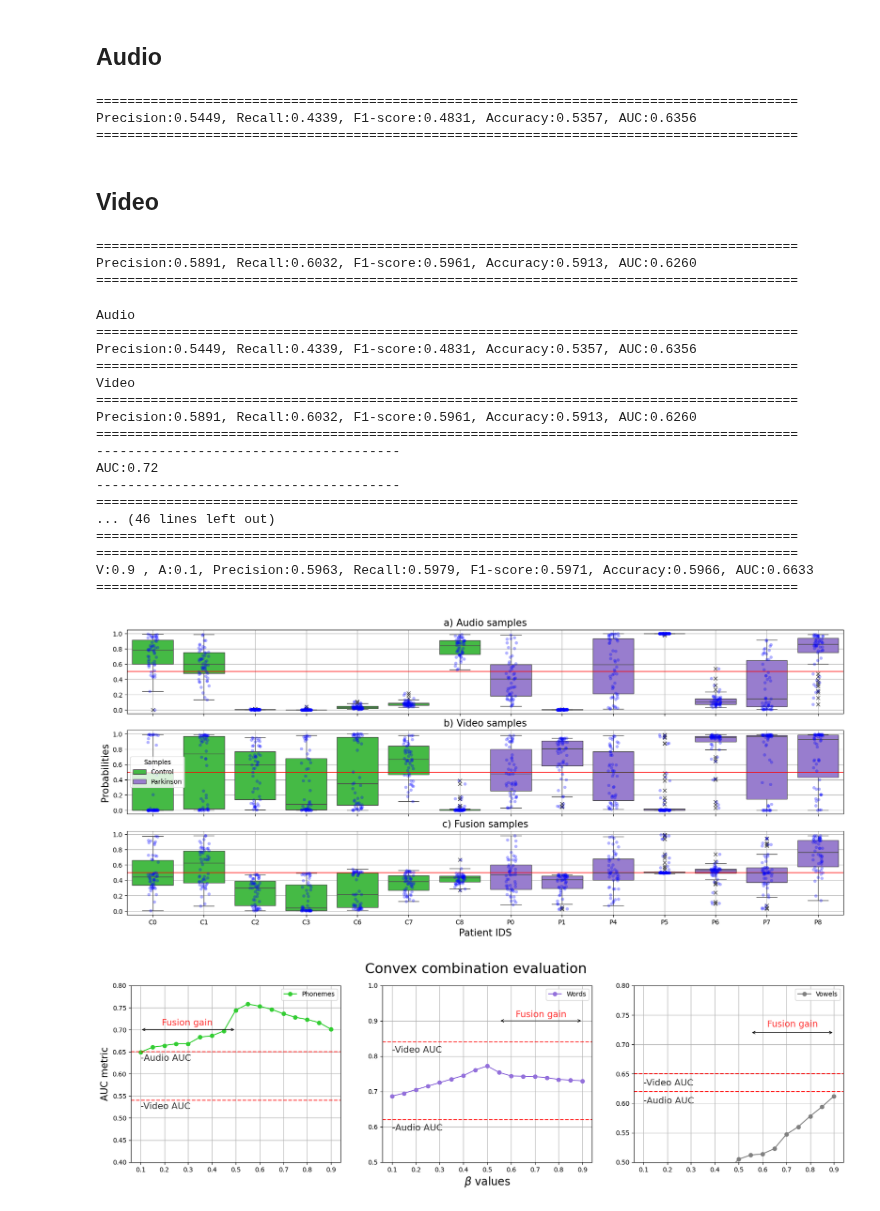
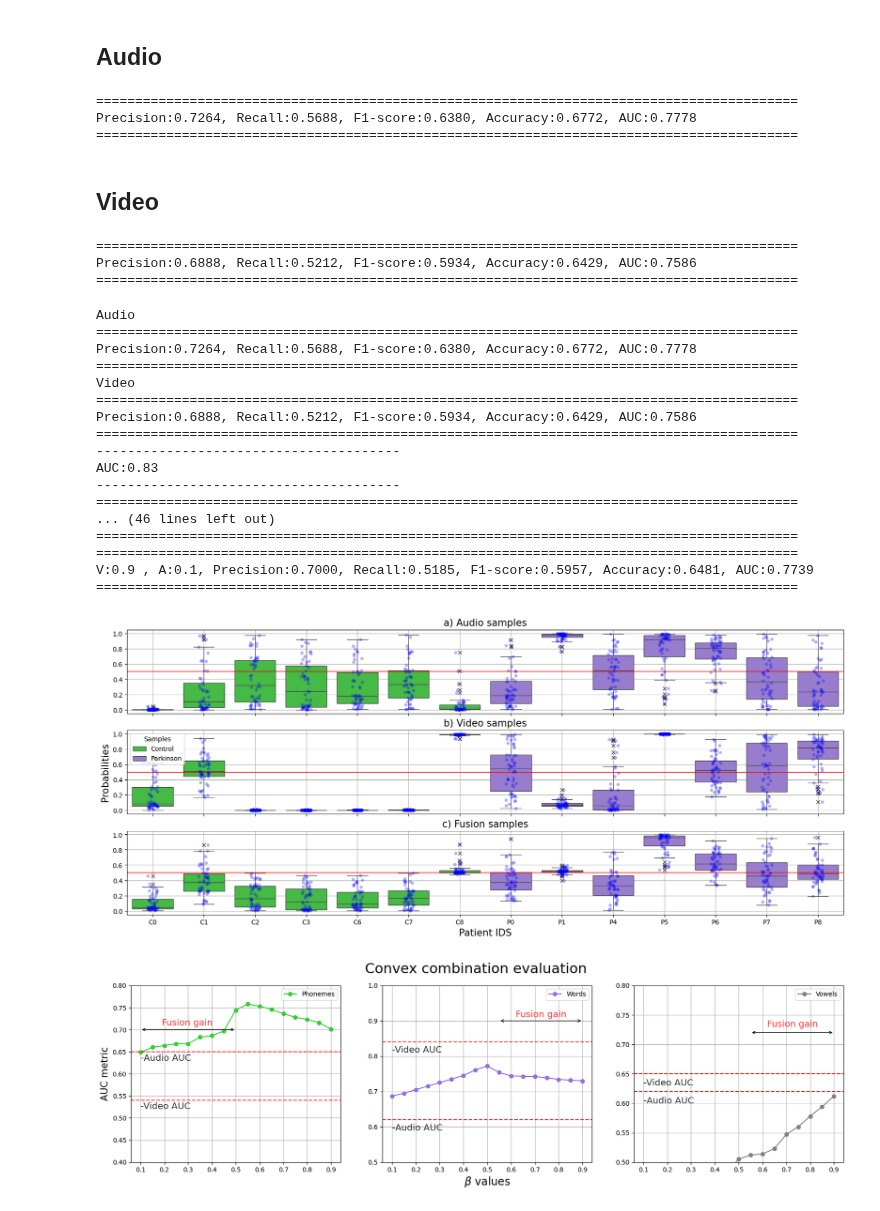
Before and after one commit to jdvalera19/Parkinson-Multimodal-Cross-Attention, a Jupyter notebook: View_result copy.ipynb, the cells around one changed output. Saved outputs shown, nothing was run; the diff lists cells and outputs as text; code cells hidden in the pictures.

```diff
--- a/View_result copy.ipynb
+++ b/View_result copy.ipynb
@@ -124,57 +139,57 @@ V:0.9 , A:0.1, Precision:0.6957, Recall:0.5079, F1-score:0.5872, Accuracy:0.6429
 # %% [markdown]
 ## Audio
 # %%
-view_results('Results_v2/Note:VIDEO_2:weights-Lr:0.0001-Epoch:50-Exercise:Words-duration_size:False.csv')
+view_results('Results_v2/Note:3_AUDIO_CNN2D:weights-Lr:1e-06-Epoch:100-Exercise:Words-duration_size:False.csv')
 # %% [output]
 ==========================================================================================
-Precision:0.5449, Recall:0.4339, F1-score:0.4831, Accuracy:0.5357, AUC:0.6356
+Precision:0.7264, Recall:0.5688, F1-score:0.6380, Accuracy:0.6772, AUC:0.7778
 ==========================================================================================
 # %% [markdown]
 ## Video
 # %%
-view_results('Results_v2/Note:AUDIO_128:weights-Lr:1e-06-Epoch:100-Exercise:Words-duration_size:False.csv')
+view_results('Results_v2/Note:3_VIDEO:weights-Lr:0.0001-Epoch:50-Exercise:Words-duration_size:False.csv')
 # %% [output]
 ==========================================================================================
-Precision:0.5891, Recall:0.6032, F1-score:0.5961, Accuracy:0.5913, AUC:0.6260
+Precision:0.6888, Recall:0.5212, F1-score:0.5934, Accuracy:0.6429, AUC:0.7586
 ==========================================================================================
 # %%
-audio_path = 'Results_v2/Note:VIDEO_2:weights-Lr:0.0001-Epoch:50-Exercise:Words-duration_size:False.csv'
-video_path = 'Results_v2/Note:AUDIO_128:weights-Lr:1e-06-Epoch:100-Exercise:Words-duration_size:False.csv'
+audio_path = 'Results_v2/Note:3_AUDIO_CNN2D:weights-Lr:1e-06-Epoch:100-Exercise:Words-duration_size:False.csv'
+video_path = 'Results_v2/Note:3_VIDEO:weights-Lr:0.0001-Epoch:50-Exercise:Words-duration_size:False.csv'
 save_name  = 'results_words'
 alpha      = 0.5
 
 print('Audio')
 view_results(audio_path)
 print('Video')
 view_results(video_path)
 
 generate_final_visualization(audio_path,
                              video_path,
                              save_name,
                              'Patient IDS',
                              alpha)
 
 data_words = audio_visual_evaluation(audio_path,
                                       video_path)
 # %% [output]
 Audio
 ==========================================================================================
-Precision:0.5449, Recall:0.4339, F1-score:0.4831, Accuracy:0.5357, AUC:0.6356
+Precision:0.7264, Recall:0.5688, F1-score:0.6380, Accuracy:0.6772, AUC:0.7778
 ==========================================================================================
 Video
 ==========================================================================================
-Precision:0.5891, Recall:0.6032, F1-score:0.5961, Accuracy:0.5913, AUC:0.6260
+Precision:0.6888, Recall:0.5212, F1-score:0.5934, Accuracy:0.6429, AUC:0.7586
 ==========================================================================================
 ---------------------------------------
-AUC:0.72
+AUC:0.83
 ---------------------------------------
 ==========================================================================================
 ... (46 lines left out)
 ==========================================================================================
 ==========================================================================================
-V:0.9 , A:0.1, Precision:0.5963, Recall:0.5979, F1-score:0.5971, Accuracy:0.5966, AUC:0.6633
+V:0.9 , A:0.1, Precision:0.7000, Recall:0.5185, F1-score:0.5957, Accuracy:0.6481, AUC:0.7739
 ==========================================================================================
-[figure, old version]
+[figure, new version]
 # %%
 fig, axs = plt.subplots(1, 3, figsize=(20,5), sharey=False)
 fig.suptitle('Convex combination evaluation', fontsize=22)
```
Also changed, not shown: parts of 25 cells of this notebook, 3 other files.
